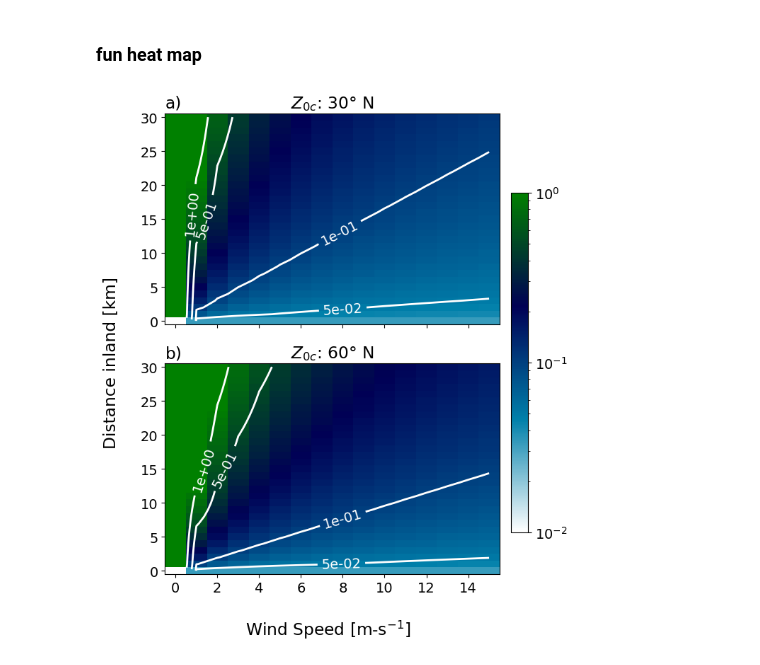
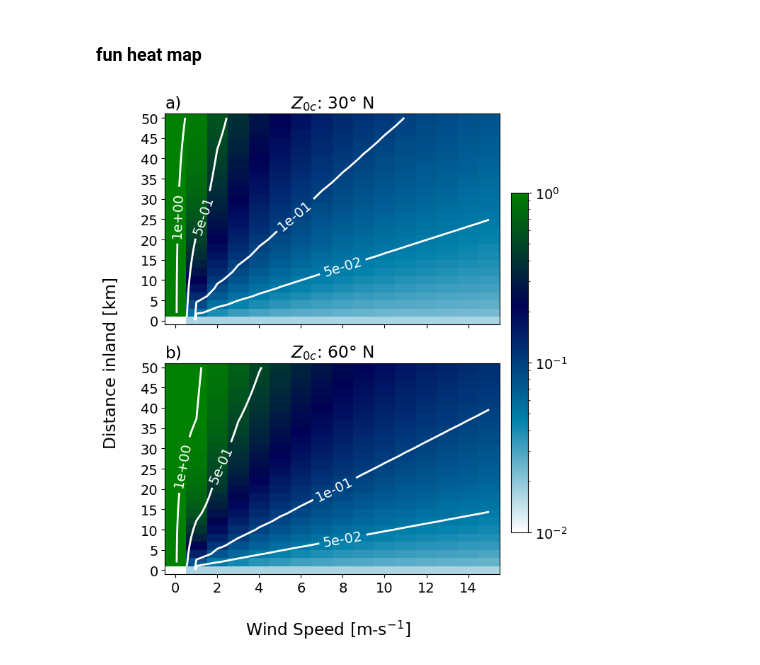
Before and after one commit to jameshlywiak/ABL-surface-layer, a Jupyter notebook: umn_LES.ipynb, the cells around one changed output. Drawn from its saved outputs; the diff is of its cells as text; code cells hidden in the pictures.

```diff
--- a/umn_LES.ipynb
+++ b/umn_LES.ipynb
@@ -147,7 +151,7 @@ def loss_sinh(params, x, y):
     k, x0, L = params
     return np.sum((sinh(x, k, x0, L) - y)**2)
 # %%
-alph = ['a)', 'b)', 'c)', 'd)', 'e)', 'f)']
+alph = ['a)', 'b)', 'c)', 'd)', 'e)', 'f)', 'g)', 'h)', 'i)', 'j)']
 # %% [markdown]
 # Plots
 # %%
@@ -1068,7 +1129,7 @@ def loss_sqrt(params, x, y):
 plt.rcParams.update({'font.size': 12})
 saveplt = 1
 
-qheight = [2, 5, 10, 20, 50]
+qheight = [2, 5, 10, 20, 40]
 mask = (ds.X_coast >= 0) & (ds.X_coast <= 1400) & (ds.z0<1000) & (ds.z0>=1e-10) #& (ds.zL<=0.1) & (ds.zL>=-0.1)
 
 X, Z = np.meshgrid(ds.X_coast, ds.Height)
@@ -1086,8 +1147,10 @@ N = len(qheight)
 cmap = cm.Spectral
 colors = cmap(np.linspace(0, 1, N))
 
-lower_bounds = np.array([0, 0, 0])
-upper_bounds = np.array([100, 0.4, 1])
+#lower_bounds = np.array([0, -0.5, 0]) # conv
+#upper_bounds = np.array([100, 1, 1.8]) # conv
+lower_bounds = np.array([0, -0.01, 0])
+upper_bounds = np.array([100, 1, 1.8]) # other
 bds = Bounds(lb=lower_bounds, ub=upper_bounds)
 #lower_bounds = np.array([0, -20, -10, -10])
 #upper_bounds = np.array([20, 30, 2, 10])
@@ -1102,13 +1165,13 @@ old_opts = np.array([
     [6, 1, -4, 0],
 ])
 opts = np.array([
+    [20, 0, 0.2],
     [20, 0, 1],
     [20, 0, 1],
     [20, 0, 1],
     [20, 0, 1],
-    [20, 0, 1],
-    [20, 0.05, 1],
-    [20, 0.05, 1],
+    [20, 0.1, 1],
+    [20, 0.1, 1],
 ])
 
 opts = np.ones((N,3))
@@ -1164,8 +1227,8 @@ for q,h in enumerate(qheight):
     #ax[0].plot(xpts, tanh(xpts, *popt[q,:]), color='k', lw=1)
 
 ax[0].set_title(f'# of pts: {count}')
-ax[0].set_xlabel(r'$\pi_1=\sqrt{T_{adv}f}$', fontsize=16)
-ax[0].set_ylabel(r'$\pi_2=\frac{Z_{0c}}{Z_{0l}}$', fontsize=16)
+ax[0].set_xlabel(r'$\Pi_1=\sqrt{T_{adv}f}$', fontsize=16)
+ax[0].set_ylabel(r'$\Pi_2=\frac{Z_{0c}}{Z_{0l}}$', fontsize=16)
 
 #ax[0].set_yscale('log')
 ax[0].set_xlim([-0.01, 0.48])
@@ -1173,7 +1236,7 @@ ax[0].set_ylim([-0.04, 1.1])
 ax[0].legend(ncol=1, framealpha=1, fontsize='medium', loc='lower right')
 
 ### plot coefficients
-labels = [r'$\alpha$/100', 'x0', 'L']
+labels = [r'$\beta$/100', r'$\pi_0$', r'$\alpha$']
 colors = ['C0', 'C1', 'C3']
 #alph = ['Amplitude', 'Shear', 'Intercept', 'Translation']
 
@@ -1193,15 +1256,15 @@ ax[1].scatter(r2, qheight, s=50, c='k', label=r'$r^2$')
 ax[1].grid()
 ax[1].set_ylabel('Height [m]')
 ax[1].set_xlabel('Optimal coefficients')
-ax[1].set_title(r'$F(\pi_1)=\frac{L}{1+e^{-\alpha (\pi_1-x_0)}}$')
+ax[1].set_title(r'$F(\Pi_1)=\frac{\alpha}{1+e^{-\beta (\Pi_1-\pi_0)}}$', fontsize=16)
 #ax.set_title(r'$\pi_2=f(\pi_1)=c-a*tanh(b\pi_1-d)$')
-ax[1].legend(fontsize='small', bbox_to_anchor=(0.65, 0.7))
+ax[1].legend(fontsize='small', bbox_to_anchor=(0.65, 0.7), framealpha=0.5)
 ax[1].set_yticks(qheight)
 
-ax[0].set_title('a)', loc='left')
-ax[1].set_title('b)', loc='left')
+ax[0].set_title('c)', loc='left')
+ax[1].set_title('d)', loc='left')
 
 if saveplt == 1:
-    fig.savefig(f'z0_pi_sim_tadvf_{save_str}.png', dpi=200, bbox_inches='tight')
-    fig.savefig(f'z0_pi_sim_tadvf_{save_str}.pdf', bbox_inches='tight')
+    fig.savefig(f'figures/z0_pi_sim_tadvf_{save_str}.png', dpi=200, bbox_inches='tight')
+    fig.savefig(f'figures/z0_pi_sim_tadvf_{save_str}.pdf', bbox_inches='tight')
 # %% [output]
@@ -2087,45 +2150,45 @@ def clasi_logistic(pi1, alpha=2.11, beta=3.25, pi0=1.27, z0l=1):
     pi2 = alpha / (1 + np.exp(-beta*(pi1-pi0)))
     return pi2*z0l
 # %%
-U,Lh = np.meshgrid(np.linspace(0,15,16), np.linspace(0, 30000, 31))
+U,Lh = np.meshgrid(np.linspace(0,15,16), np.linspace(0, 50000, 26))
 f_midlat = 2*(7.25e-5)*np.sin(30*np.pi/180)
 f_highlat = 2*(7.25e-5)*np.sin(60*np.pi/180)
 
 pi1_mid_lat = np.sqrt(f_midlat*Lh/U)
 pi1_high_lat = np.sqrt(f_highlat*Lh/U)
-z0c_mid_lat = clasi_logistic(pi1_mid_lat, z0l=1)
-z0c_high_lat = clasi_logistic(pi1_high_lat, z0l=1)
+z0c_mid_lat = clasi_logistic(pi1_mid_lat, z0l=0.5)
+z0c_high_lat = clasi_logistic(pi1_high_lat, z0l=0.5)
 
 # Create the logarithmic colormap
 log_norm = LogNorm(vmin=1e-2, vmax=1e0)  # Adjust vmin/vmax as needed
 
 fig, ax = plt.subplots(2,1, figsize=(6,8), sharex=True, sharey=True)
 ax=ax.flatten()
 
 p=ax[0].pcolormesh(U,Lh, z0c_mid_lat, norm=log_norm, cmap='ocean_r')
 c0=ax[0].contour(U,Lh, z0c_mid_lat, levels=[5e-3, 1e-2, 5e-2, 1e-1, 5e-1, 1], colors='w', linewidths=2)
 p=ax[1].pcolormesh(U,Lh, z0c_high_lat, norm=log_norm, cmap='ocean_r')
 c1=ax[1].contour(U,Lh, z0c_high_lat, levels=[5e-3, 1e-2, 5e-2, 1e-1, 5e-1, 1], colors='w', linewidths=2)
 
 plt.clabel(c0, inline=True, colors='w', fmt='%.e')
 plt.clabel(c1, inline=True, colors='w', fmt='%.e')
 
 ax[0].set_title(r'$Z_{0c}$: 30$\degree$ N')
 ax[1].set_title(r'$Z_{0c}$: 60$\degree$ N')
 ax[0].set_title('a)', loc='left')
 ax[1].set_title('b)', loc='left')
 
 for n,axis in enumerate(ax):
-    axis.set_yticks(np.linspace(0,30000,7), labels=[f'{int(x/1000)}' for x in np.linspace(0,30000,7)])
+    axis.set_yticks(np.linspace(0,50000,11), labels=[f'{int(x/1000)}' for x in np.linspace(0,50000,11)])
 
 fig.supxlabel('Wind Speed [m-s$^{-1}$]', x=0.55)
 fig.supylabel('Distance inland [km]')
 fig.tight_layout()
 
 cax = fig.add_axes([0.98, 0.2, 0.04, 0.6])
 fig.colorbar(p, cax, orientation='vertical')
 
 fig.savefig('figures/phase_diagram.png', dpi=300, bbox_inches='tight')
 fig.savefig('figures/phase_diagram.pdf', bbox_inches='tight')
 # %% [output]
-[figure, old version]
+[figure, new version]
```
Also changed, not shown: parts of 7 cells of this notebook, 2 other files.
